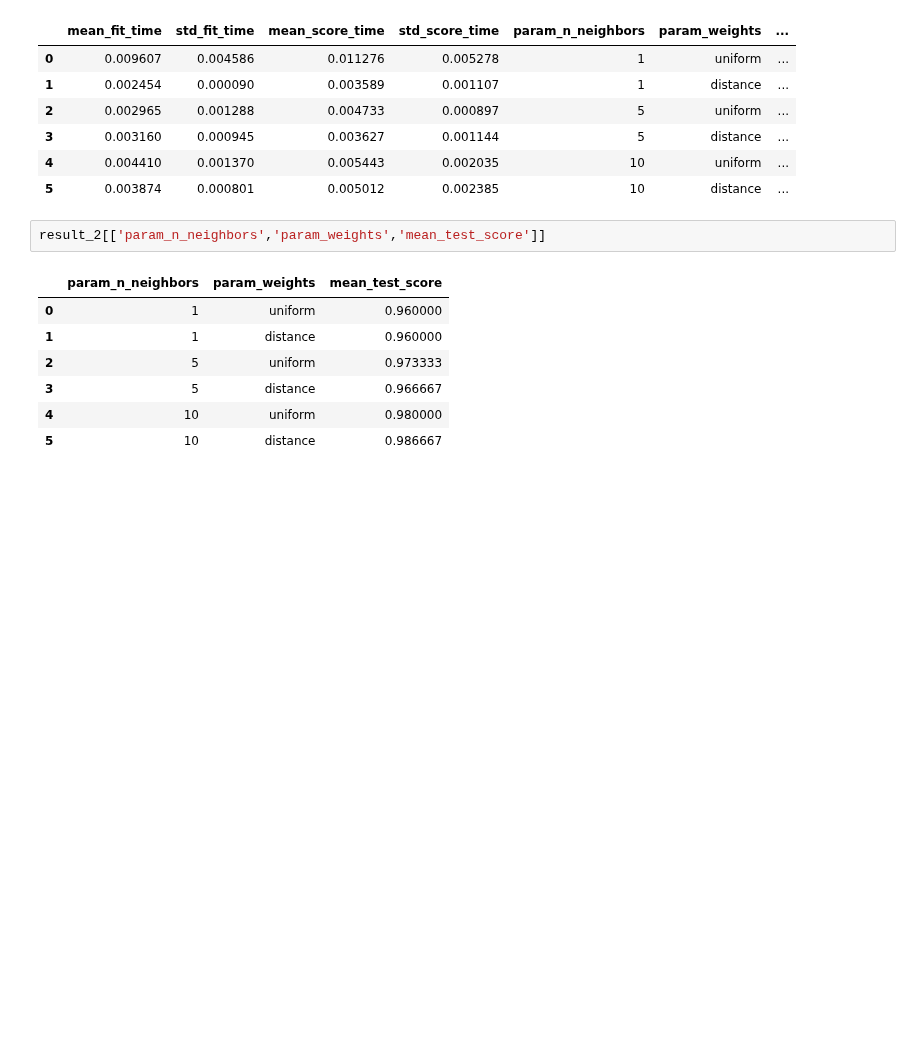
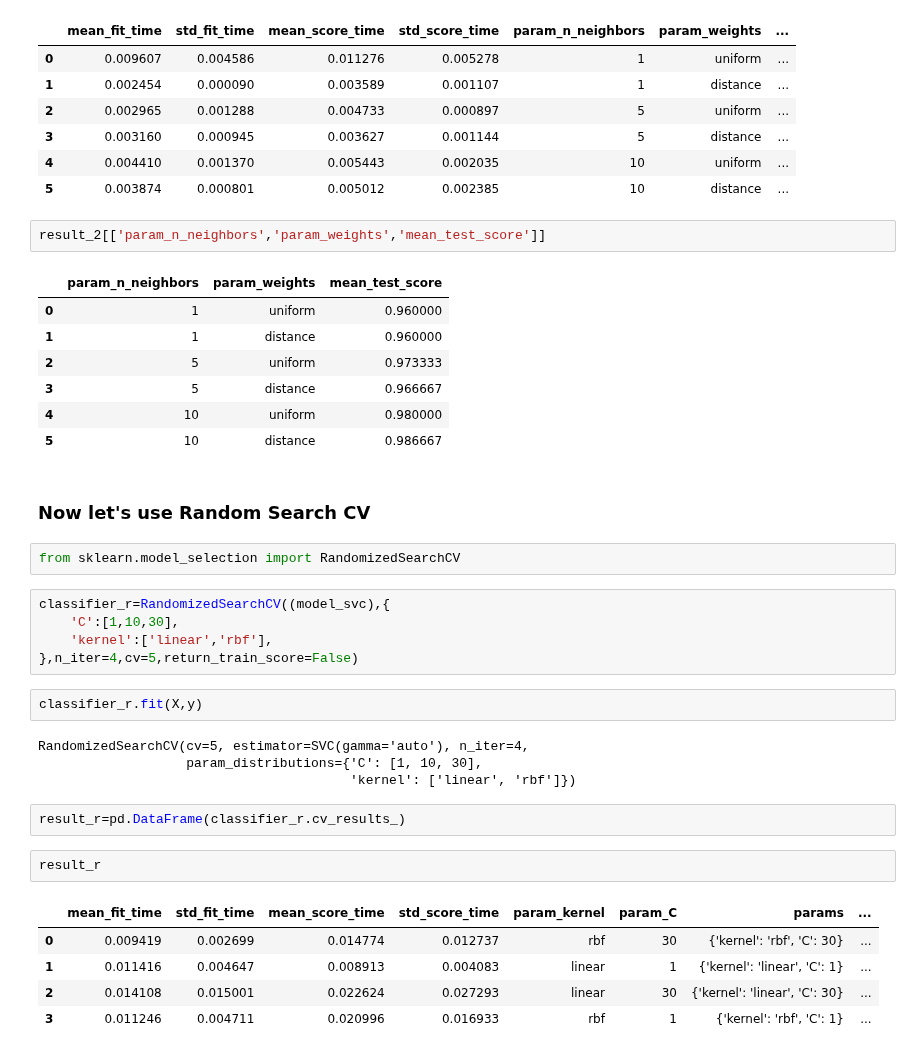
Before and after one commit to AbdulRehman817/Python, a Jupyter notebook: Machine_Learning/Model_Tuning/Grid_Search_CV/Iris_KNN_SVM.ipynb, the cells around one changed output. Drawn from its saved outputs; the diff is of its cells as text; blank space fills up the shorter version.

Commit message:
Add RandomizedSearchCV hyperparameter tuning for SVM on Iris dataset
- Apply RandomizedSearchCV on SVM:
    - C: [1, 10, 30]
    - kernel: ['linear', 'rbf']
    - n_iter=4, cv=5
    - Display full CV results as DataFrame

```diff
--- a/Machine_Learning/Model_Tuning/Grid_Search_CV/Iris_KNN_SVM.ipynb
+++ b/Machine_Learning/Model_Tuning/Grid_Search_CV/Iris_KNN_SVM.ipynb
@@ -137,3 +137,28 @@ result_2[['param_n_neighbors','param_weights','mean_test_score']]
 | 3 | 5 | distance | 0.966667 |
 | 4 | 10 | uniform | 0.980000 |
 | 5 | 10 | distance | 0.986667 |
+# %% [markdown]
+### Now let's use Random Search CV ###
+# %%
+from sklearn.model_selection import RandomizedSearchCV
+# %%
+classifier_r=RandomizedSearchCV((model_svc),{
+    'C':[1,10,30],
+    'kernel':['linear','rbf'],
+},n_iter=4,cv=5,return_train_score=False)
+# %%
+classifier_r.fit(X,y)
+# %% [output]
+RandomizedSearchCV(cv=5, estimator=SVC(gamma='auto'), n_iter=4,
+                   param_distributions={'C': [1, 10, 30],
+                                        'kernel': ['linear', 'rbf']})
+# %%
+result_r=pd.DataFrame(classifier_r.cv_results_)
+# %%
+result_r
+# %% [output]
+|  | mean_fit_time | std_fit_time | mean_score_time | std_score_time | param_kernel | param_C | params | ... |
+| 0 | 0.009419 | 0.002699 | 0.014774 | 0.012737 | rbf | 30 | {'kernel': 'rbf', 'C': 30} | ... |
+| 1 | 0.011416 | 0.004647 | 0.008913 | 0.004083 | linear | 1 | {'kernel': 'linear', 'C': 1} | ... |
+| 2 | 0.014108 | 0.015001 | 0.022624 | 0.027293 | linear | 30 | {'kernel': 'linear', 'C': 30} | ... |
+| 3 | 0.011246 | 0.004711 | 0.020996 | 0.016933 | rbf | 1 | {'kernel': 'rbf', 'C': 1} | ... |
```
